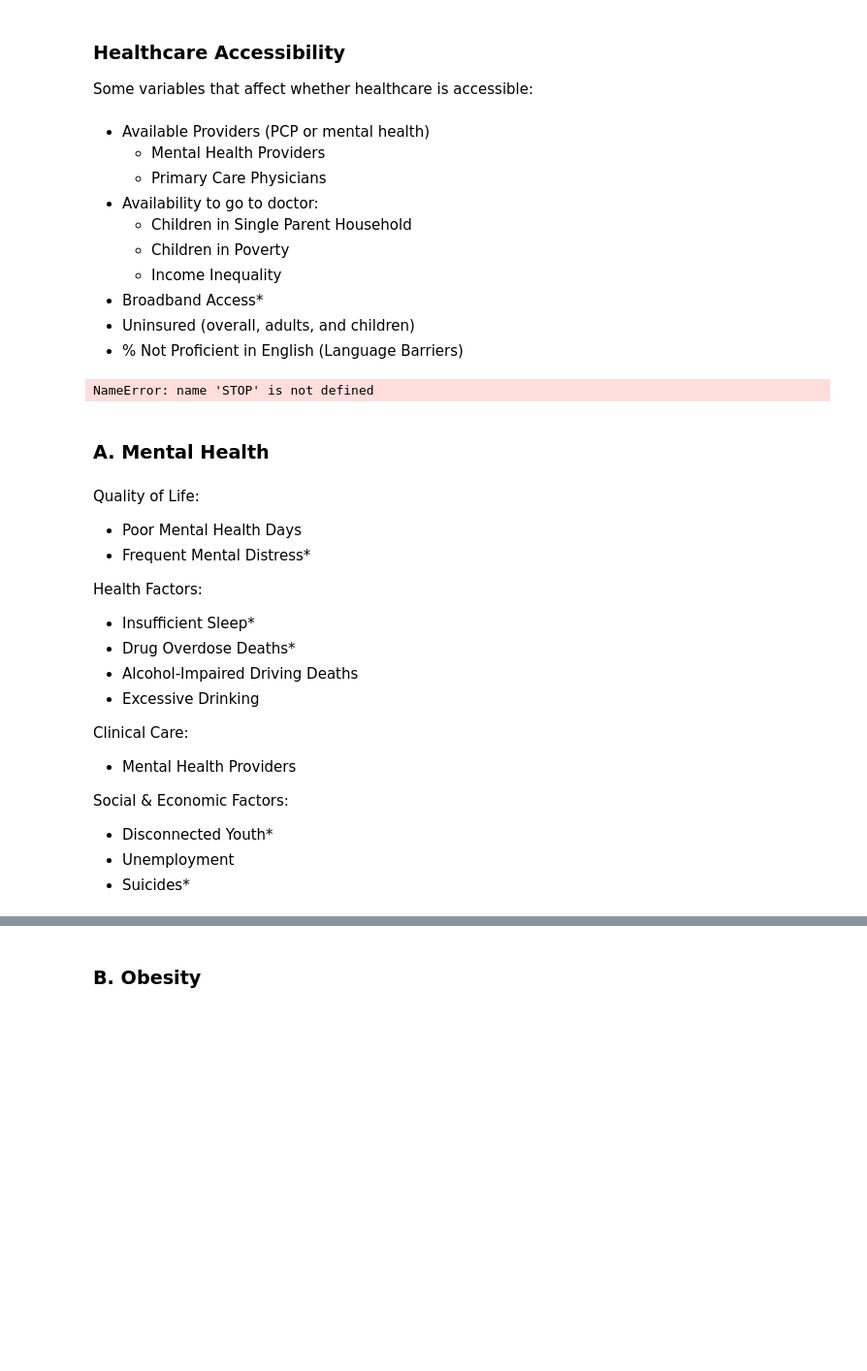
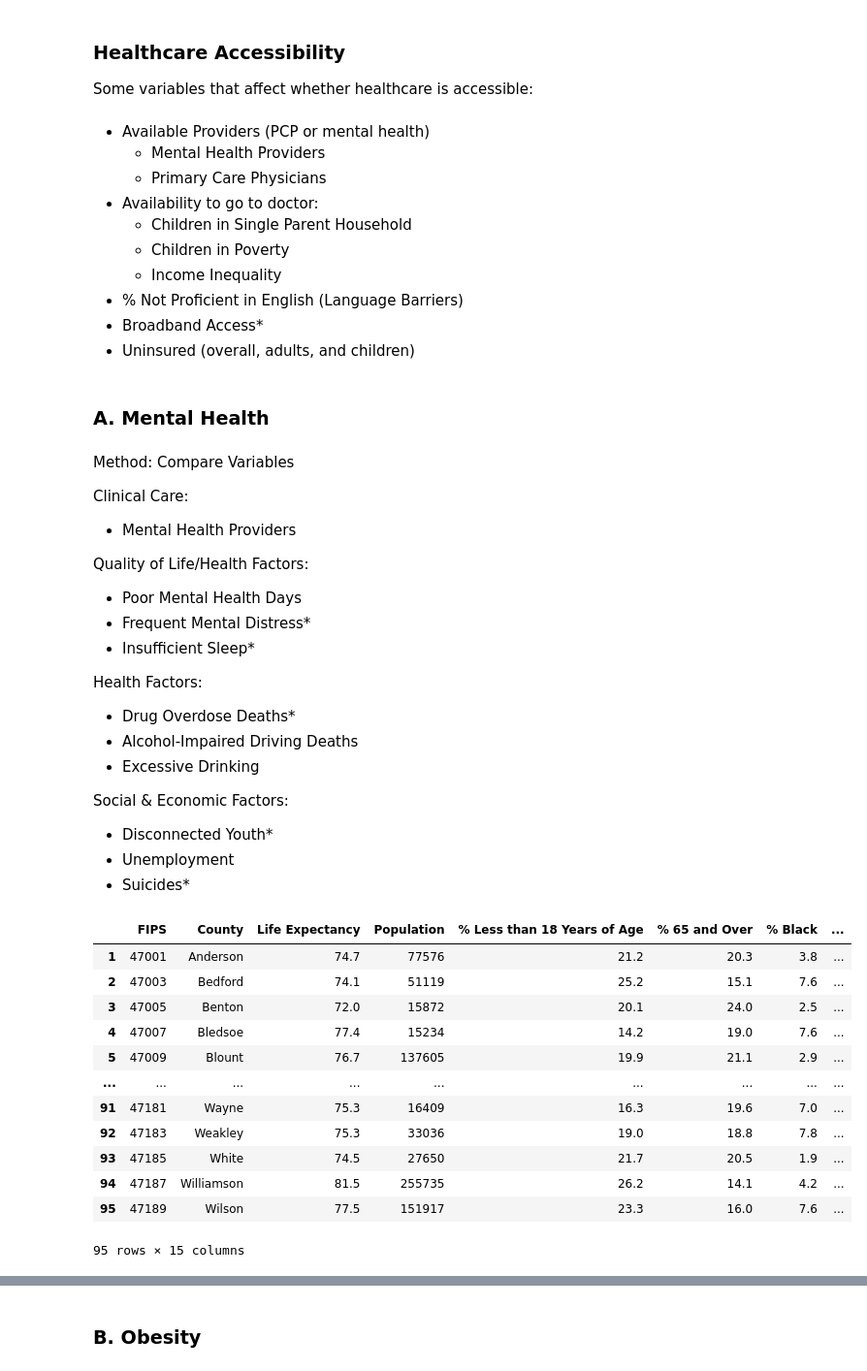
Before and after one commit to MQuarles2012/Telehealth_Analysis, a Jupyter notebook: Capstone Notebook.ipynb, the cells around one changed output, grey strips where cells are left out. Shown: that part at 97% size. Drawn from its saved outputs; the diff is of its cells as text; code cells hidden in the pictures; blank space fills up the shorter version.

```diff
--- a/Capstone Notebook.ipynb
+++ b/Capstone Notebook.ipynb
@@ -605,10 +617,6 @@ Some variables that affect whether healthcare is accessible:
     - Children in Single Parent Household
     - Children in Poverty
 	- Income Inequality
+- % Not Proficient in English (Language Barriers)
 - Broadband Access*
 - Uninsured (overall, adults, and children)
-- % Not Proficient in English (Language Barriers)
-# %%
-STOP
-# %% [output]
-NameError: name 'STOP' is not defined
@@ -619,20 +623,58 @@ plt.show()
 # %% [markdown]
 ### A. Mental Health
 # %% [markdown]
-Quality of Life:
+Method: Compare Variables
+
+Clinical Care:
+- Mental Health Providers
+
+Quality of Life/Health Factors:
 - Poor Mental Health Days
 - Frequent Mental Distress*
+- Insufficient Sleep*
 
 Health Factors:
-- Insufficient Sleep*
 - Drug Overdose Deaths*
 - Alcohol-Impaired Driving Deaths
 - Excessive Drinking
-
-Clinical Care:
-- Mental Health Providers
 
 Social & Economic Factors:
 - Disconnected Youth*
 - Unemployment
 - Suicides*
+# %%
+#Going to need to switch up the dataframe a lot, lets make an easier way to reorder them
+
+#I'll create a basic df with all the demographics, so I can reuse and reorder the variables:
+a = 'FIPS'
+b = 'County'
+c = 'Life Expectancy'
+d = 'Population'
+e = '% Less than 18 Years of Age'
+f = '% 65 and Over'
+g = '% Black'
+h = '% American Indian or Alaska Native'
+i = '% Asian'
+j = '% Native Hawaiian or Other Pacific Islander'
+k = '% Hispanic'
+l = '% Non-Hispanic White'
+m = '% Not Proficient in English'
+n = '% Female'
+o = '% Rural'
+
+demographics = CHRR_df[[a,b,c,d,e,f,g,h,i,j,k,l,m,n,o]]
+demographics
+# %% [output]
+|  | FIPS | County | Life Expectancy | Population | % Less than 18 Years of Age | % 65 and Over | % Black | ... |
+| 1 | 47001 | Anderson | 74.7 | 77576 | 21.2 | 20.3 | 3.8 | ... |
+| 2 | 47003 | Bedford | 74.1 | 51119 | 25.2 | 15.1 | 7.6 | ... |
+| 3 | 47005 | Benton | 72.0 | 15872 | 20.1 | 24.0 | 2.5 | ... |
+| 4 | 47007 | Bledsoe | 77.4 | 15234 | 14.2 | 19.0 | 7.6 | ... |
+| 5 | 47009 | Blount | 76.7 | 137605 | 19.9 | 21.1 | 2.9 | ... |
+| ... | ... | ... | ... | ... | ... | ... | ... | ... |
+| 91 | 47181 | Wayne | 75.3 | 16409 | 16.3 | 19.6 | 7.0 | ... |
+| 92 | 47183 | Weakley | 75.3 | 33036 | 19.0 | 18.8 | 7.8 | ... |
+| 93 | 47185 | White | 74.5 | 27650 | 21.7 | 20.5 | 1.9 | ... |
+| 94 | 47187 | Williamson | 81.5 | 255735 | 26.2 | 14.1 | 4.2 | ... |
+| 95 | 47189 | Wilson | 77.5 | 151917 | 23.3 | 16.0 | 7.6 | ... |
+95 rows × 15 columns
```
Also changed, not shown: parts of 10 cells of this notebook, 1 other file.
